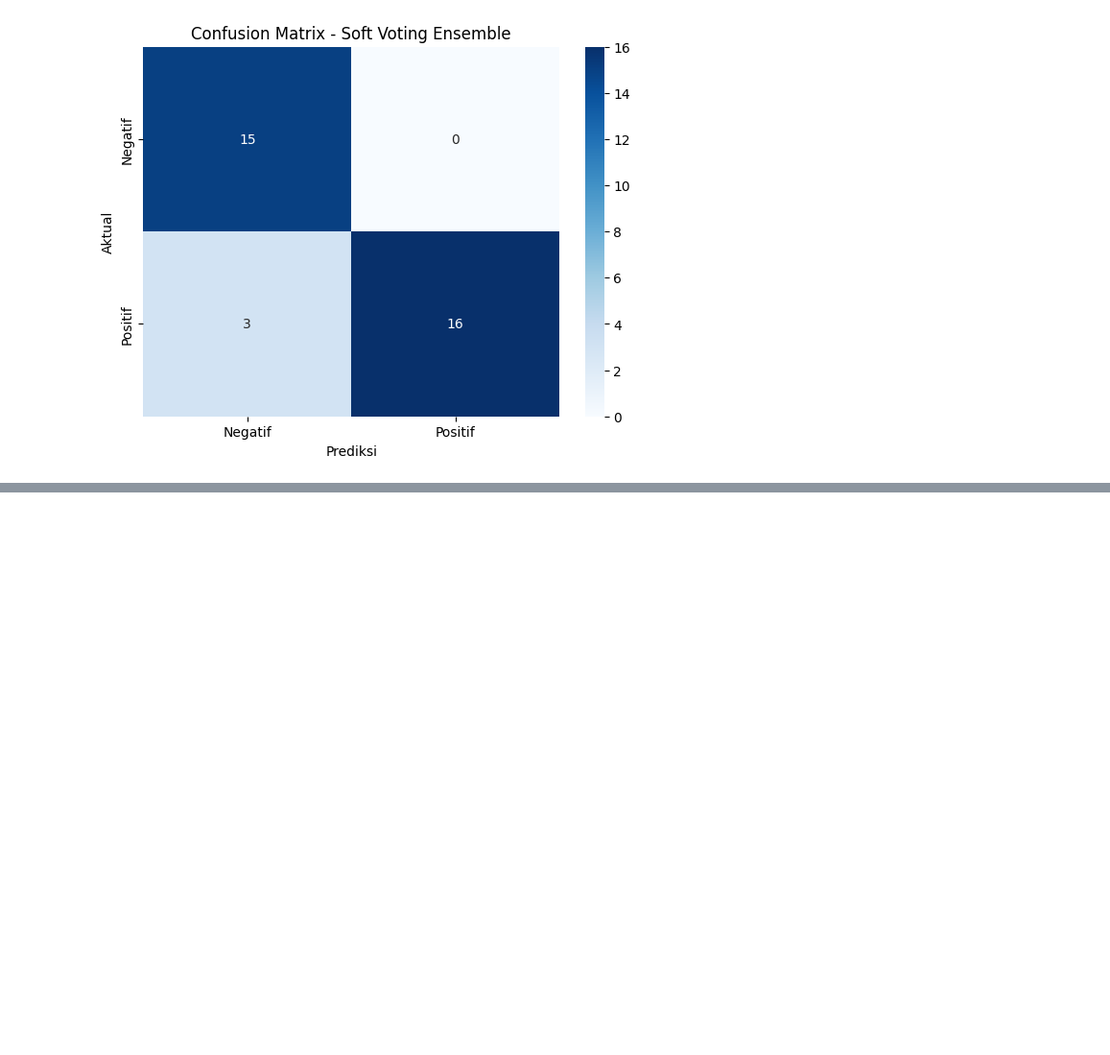
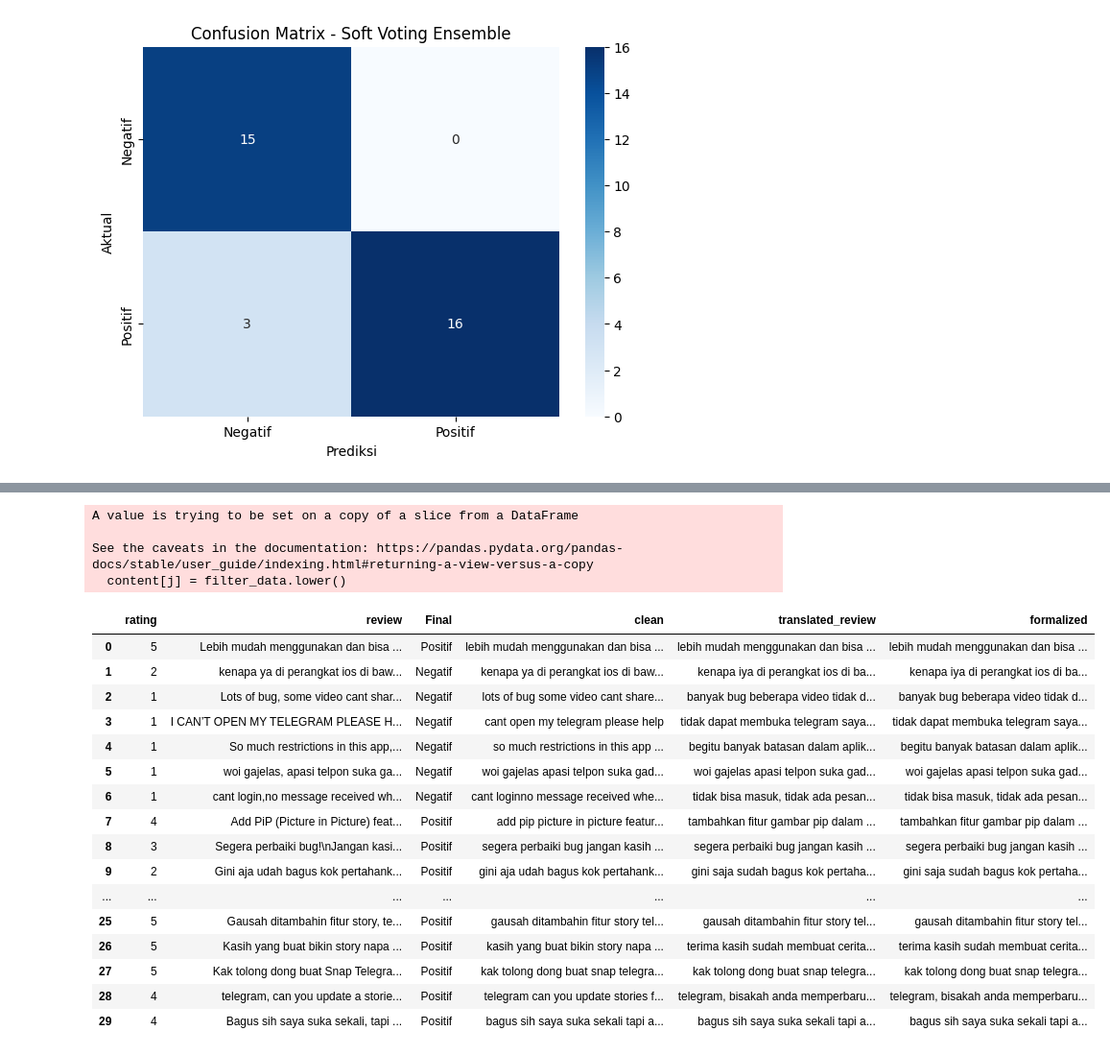
Before and after one commit to vaniasahdaa/skripsi, a Jupyter notebook: scen3_coding.ipynb, the cells around one changed output, grey strips where cells are left out. Shown at 96% size. Cells and saved outputs as stored; diff of their text form; code cells hidden in the pictures; blank space fills up the shorter version.

```diff
--- a/scen3_coding.ipynb
+++ b/scen3_coding.ipynb
@@ -1102,0 +1201,4 @@ plt.show()
+# %%
+telegram_review_test['clean'] = [case_folding(i) for i in test_review]
+test_review = telegram_review_test['clean']
+telegram_review_test.head(150)
@@ -1102,0 +1223,13 @@ plt.show()
+# %%
+from deep_translator import GoogleTranslator
+# Define a function to translate text
+def translate_text(text, target_language='id'):
+    translated = GoogleTranslator(source='auto', target=target_language).translate(text)
+    return translated
+# %%
+# Apply the translation function to the 'review' column
+telegram_review_test['translated_review'] = telegram_review_test['clean'].apply(translate_text)
+# Print the translated reviews
+test_review = telegram_review_test['translated_review']
+
+telegram_review_test.head(150)
@@ -1102,0 +1254,46 @@ plt.show()
+# %%
+# Membaca dataset dari dua file dataset
+dataset = eval(open("/content/drive/My Drive/Colab Notebooks/Coding/Preprocessing/combined_slang_words.txt").read())
+
+# Create a regular expression pattern to match keys from the dataset
+pattern = re.compile(r'\b(' + '|'.join(dataset.keys()) + r')\b')
+
+#print(pattern)
+
+# Initialize an empty list to store the transformed words
+content = telegram_review_test['translated_review']
+
+# Iterate through each word in the input text
+j = 0
+for i in content:
+    filter_data = pattern.sub(lambda x: dataset[x.group()], i)
+    content[j] = filter_data.lower()
+    j+=1
+# %% [output]
+A value is trying to be set on a copy of a slice from a DataFrame
+
+See the caveats in the documentation: https://pandas.pydata.org/pandas-docs/stable/user_guide/indexing.html#returning-a-view-versus-a-copy
+  content[j] = filter_data.lower()
+# %%
+telegram_review_test['formalized'] = content
+test_review = telegram_review_test['formalized']
+
+telegram_review_test.head(150)
+# %% [output]
+|  | rating | review | Final | clean | translated_review | formalized |
+| 0 | 5 | Lebih mudah menggunakan dan bisa ... | Positif | lebih mudah menggunakan dan bisa ... | lebih mudah menggunakan dan bisa ... | lebih mudah menggunakan dan bisa ... |
+| 1 | 2 | kenapa ya di perangkat ios di baw... | Negatif | kenapa ya di perangkat ios di baw... | kenapa iya di perangkat ios di ba... | kenapa iya di perangkat ios di ba... |
+| 2 | 1 | Lots of bug, some video cant shar... | Negatif | lots of bug some video cant share... | banyak bug beberapa video tidak d... | banyak bug beberapa video tidak d... |
+| 3 | 1 | I CAN’T OPEN MY TELEGRAM PLEASE H... | Negatif | cant open my telegram please help | tidak dapat membuka telegram saya... | tidak dapat membuka telegram saya... |
+| 4 | 1 | So much restrictions in this app,... | Negatif | so much restrictions in this app ... | begitu banyak batasan dalam aplik... | begitu banyak batasan dalam aplik... |
+| 5 | 1 | woi gajelas, apasi telpon suka ga... | Negatif | woi gajelas apasi telpon suka gad... | woi gajelas apasi telpon suka gad... | woi gajelas apasi telpon suka gad... |
+| 6 | 1 | cant login,no message received wh... | Negatif | cant loginno message received whe... | tidak bisa masuk, tidak ada pesan... | tidak bisa masuk, tidak ada pesan... |
+| 7 | 4 | Add PiP (Picture in Picture) feat... | Positif | add pip picture in picture featur... | tambahkan fitur gambar pip dalam ... | tambahkan fitur gambar pip dalam ... |
+| 8 | 3 | Segera perbaiki bug!\nJangan kasi... | Positif | segera perbaiki bug jangan kasih ... | segera perbaiki bug jangan kasih ... | segera perbaiki bug jangan kasih ... |
+| 9 | 2 | Gini aja udah bagus kok pertahank... | Positif | gini aja udah bagus kok pertahank... | gini saja sudah bagus kok pertaha... | gini saja sudah bagus kok pertaha... |
+| ... | ... | ... | ... | ... | ... | ... |
+| 25 | 5 | Gausah ditambahin fitur story, te... | Positif | gausah ditambahin fitur story tel... | gausah ditambahin fitur story tel... | gausah ditambahin fitur story tel... |
+| 26 | 5 | Kasih yang buat bikin story napa ... | Positif | kasih yang buat bikin story napa ... | terima kasih sudah membuat cerita... | terima kasih sudah membuat cerita... |
+| 27 | 5 | Kak tolong dong buat Snap Telegra... | Positif | kak tolong dong buat snap telegra... | kak tolong dong buat snap telegra... | kak tolong dong buat snap telegra... |
+| 28 | 4 | telegram, can you update a storie... | Positif | telegram can you update stories f... | telegram, bisakah anda memperbaru... | telegram, bisakah anda memperbaru... |
+| 29 | 4 | Bagus sih saya suka sekali, tapi ... | Positif | bagus sih saya suka sekali tapi a... | bagus sih saya suka sekali tapi a... | bagus sih saya suka sekali tapi a... |
```
Also changed, not shown: parts of 36 cells of this notebook.
